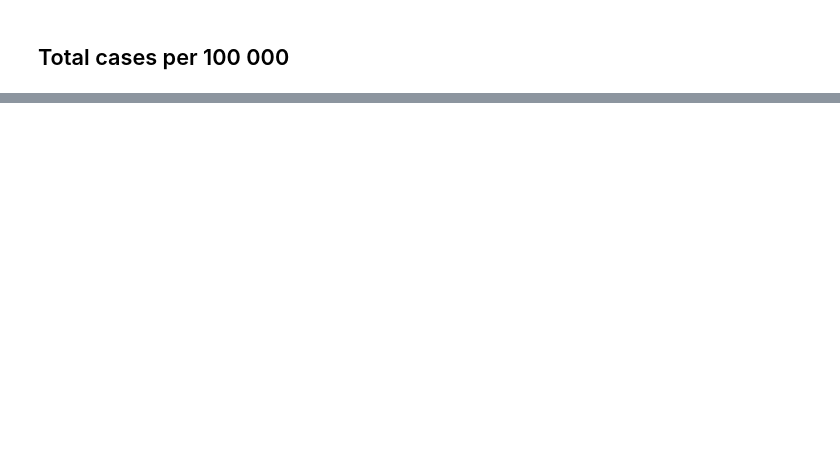
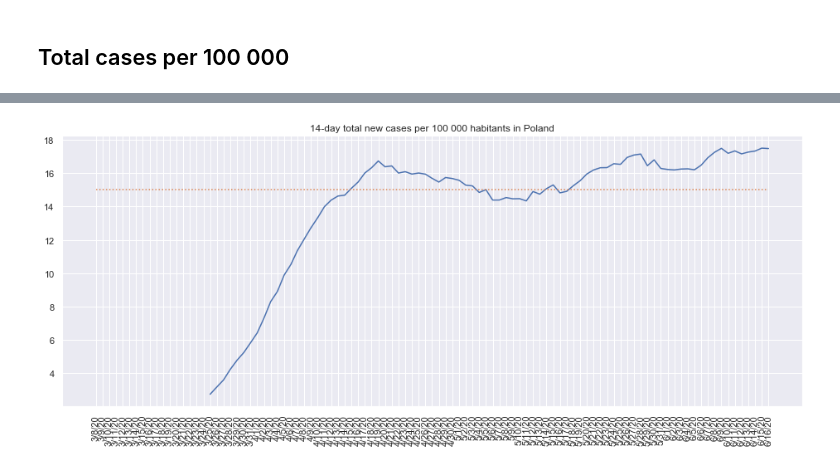
Before and after one commit to IvonaTau/covid19, a Jupyter notebook: _notebooks/2020-03-29-poland.ipynb, the cells around one changed output, grey strips where cells are left out. Drawn from its saved outputs; the diff is of its cells as text; code cells hidden in the pictures; blank space fills up the shorter version.

```diff
--- a/_notebooks/2020-03-29-poland.ipynb
+++ b/_notebooks/2020-03-29-poland.ipynb
@@ -181,0 +182,5 @@ plot_new_cases_per100(df, 'Italy', total_population=60360000 ,cutoff=50)
+# %%
+#hide_input
+plot_new_cases_per100(df, 'Poland', total_population=37970000 ,cutoff=50)
+# %% [output]
+[figure, added]
```
Also changed, not shown: parts of 18 cells of this notebook, 1 other file.
